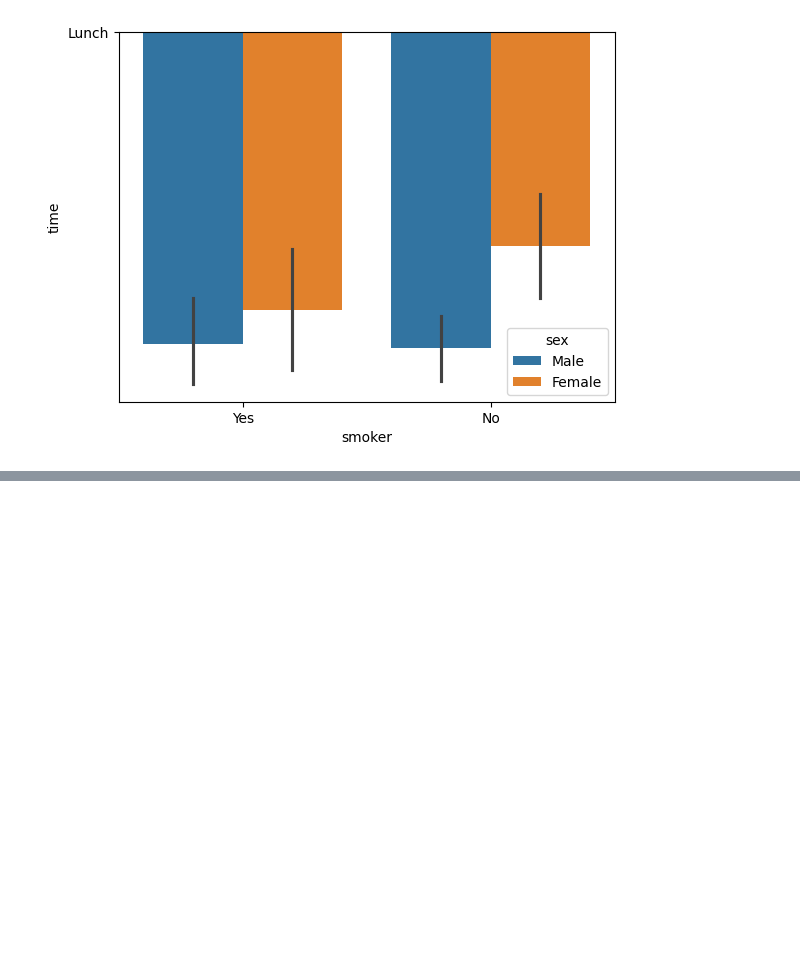
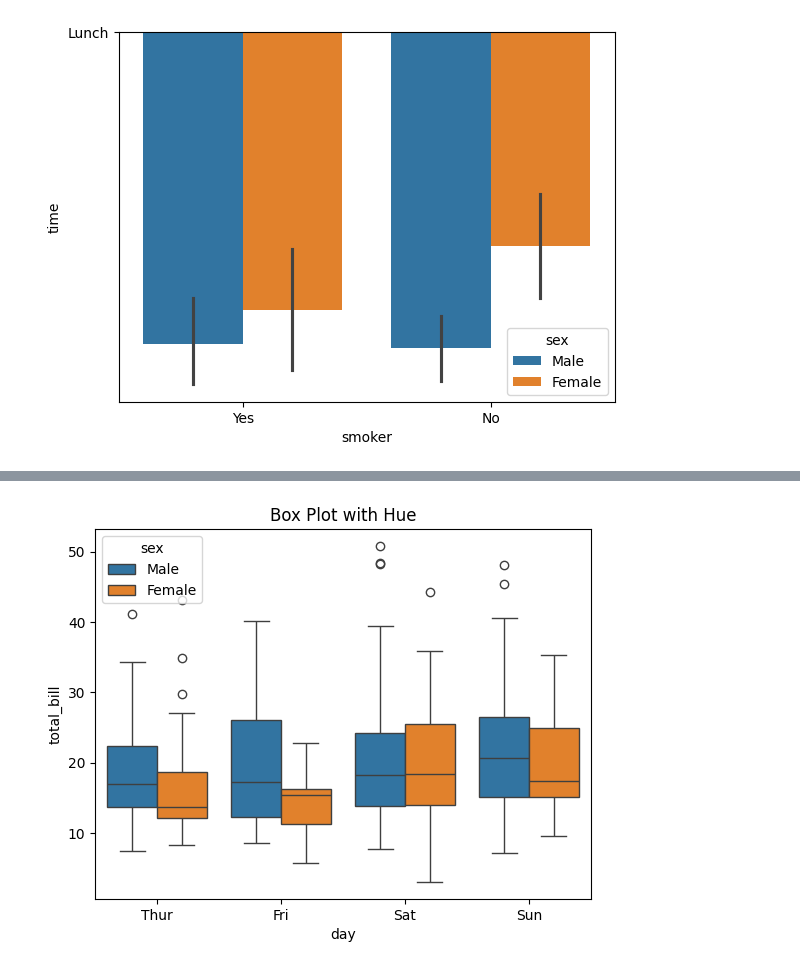
Before and after one commit to alokpandey098/Data-analyst, a Jupyter notebook: 8-Data Analysis With Python/8.6-Seaborn.ipynb, the cells around one changed output, grey strips where cells are left out. Cells and saved outputs as stored; diff of their text form; code cells hidden in the pictures; blank space fills up the shorter version.

```diff
--- a/8-Data Analysis With Python/8.6-Seaborn.ipynb
+++ b/8-Data Analysis With Python/8.6-Seaborn.ipynb
@@ -35,0 +42,8 @@ sns.barplot(data=tip,x='smoker',y='time',hue='sex')
+# %%
+# Box plot
+
+sns.boxplot(x='day', y='total_bill', data=tip, hue='sex')
+plt.title("Box Plot with Hue")
+plt.show()
+# %% [output]
+[figure, added]
```
Also changed, not shown: parts of 15 cells of this notebook.
